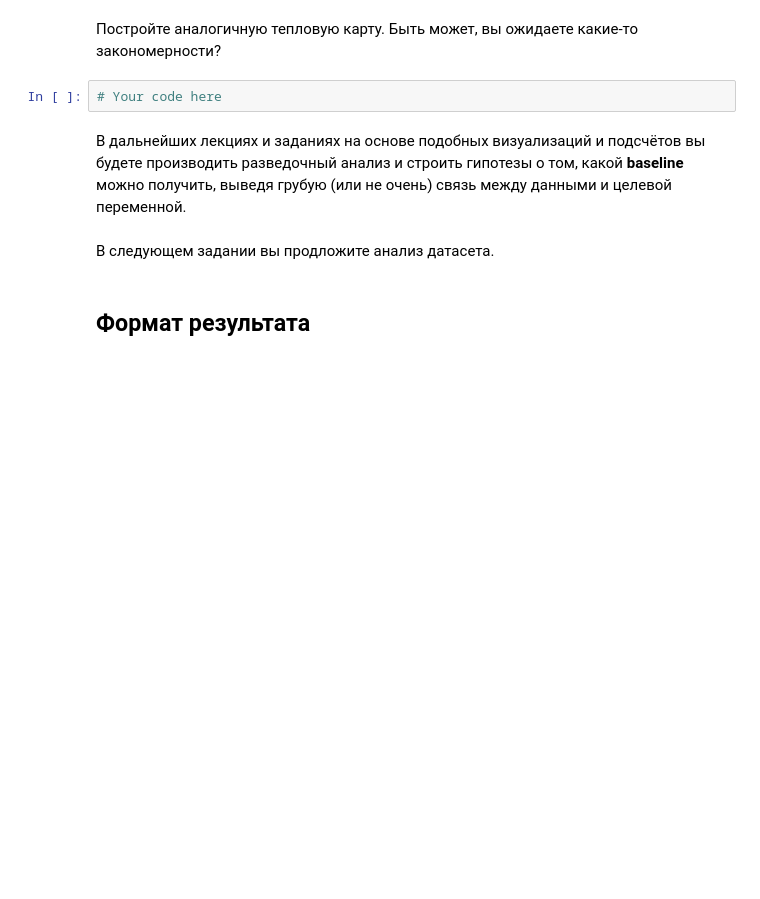
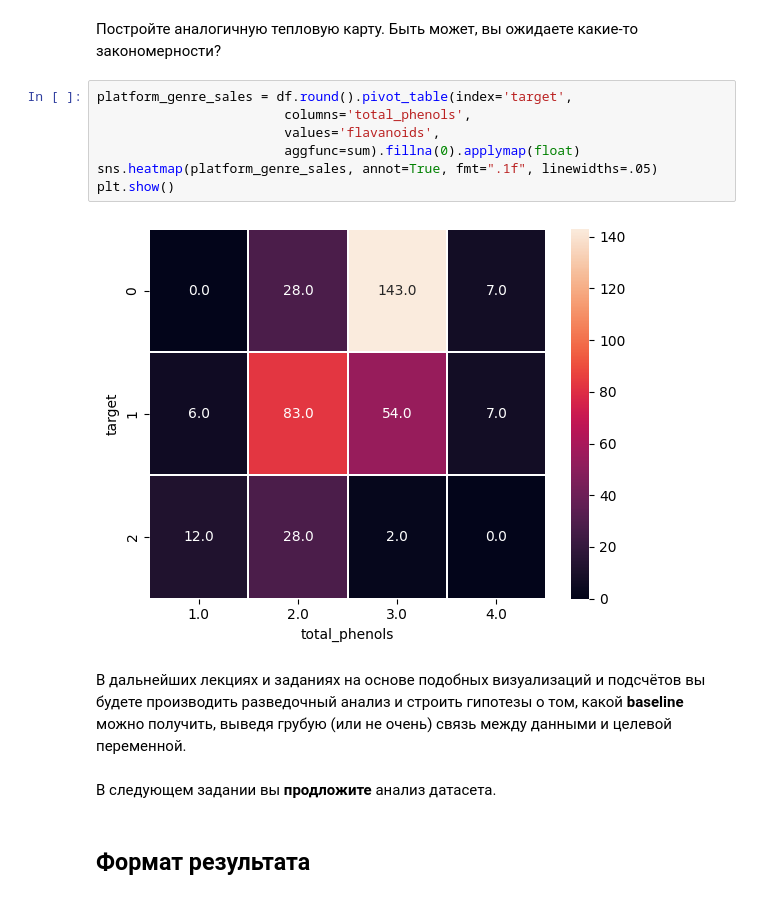
Before and after one commit to alvadia/MSUAI, a Jupyter notebook: EX01_Zizov.ipynb, the cells around one changed output. Saved outputs shown, nothing was run; the diff lists cells and outputs as text; blank space fills up the shorter version.

```diff
--- a/EX01_Zizov.ipynb
+++ b/EX01_Zizov.ipynb
@@ -231,11 +445,18 @@ plt.show()
 # %% [markdown]
 Постройте аналогичную тепловую карту. Быть может, вы ожидаете какие-то закономерности?
-# %%
-# Your code here
+# %%
+platform_genre_sales = df.round().pivot_table(index='target',
+                        columns='total_phenols',
+                        values='flavanoids',
+                        aggfunc=sum).fillna(0).applymap(float)
+sns.heatmap(platform_genre_sales, annot=True, fmt=".1f", linewidths=.05)
+plt.show()
+# %% [output]
+[figure, added]
 # %% [markdown]
 В дальнейших лекциях и заданиях на основе подобных визуализаций и подсчётов вы будете производить разведочный анализ и строить гипотезы о том, какой **baseline** можно получить, выведя грубую (или не очень) связь между данными и целевой переменной.
 # %% [markdown]
-В следующем задании вы продложите анализ датасета.
+В следующем задании вы **продложите** анализ датасета.
 # %% [markdown]
 ## Формат результата
 # %% [markdown]
```
Also changed, not shown: parts of 79 cells of this notebook.
